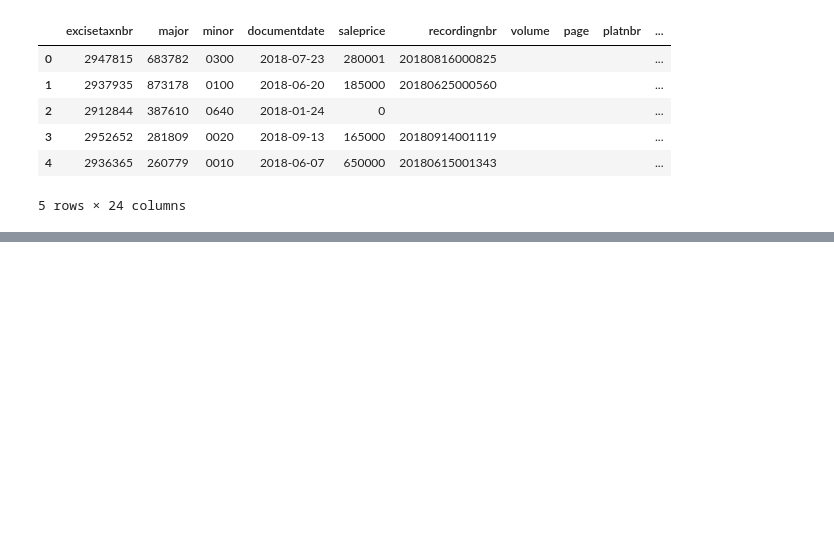
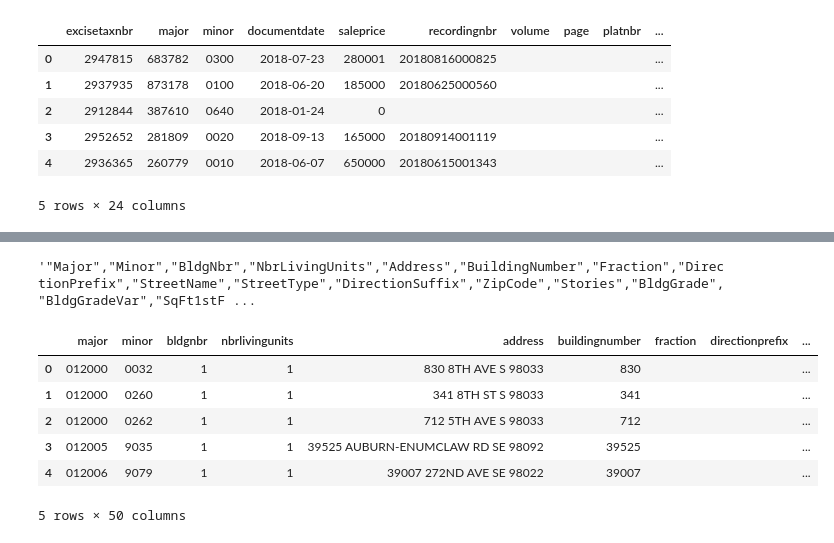
Before and after one commit to hoffm386/housing-price-statistical-analysis, a Jupyter notebook: data/02_csv_to_sql_exploration.ipynb, the cells around one changed output, grey strips where cells are left out. Drawn from its saved outputs; the diff is of its cells as text; code cells hidden in the pictures; blank space fills up the shorter version.

Commit message:
python code to copy buildings CSV to postgres database

```diff
--- a/data/02_csv_to_sql_exploration.ipynb
+++ b/data/02_csv_to_sql_exploration.ipynb
@@ -248,0 +385,9 @@ pd.read_sql_query("SELECT * FROM sales WHERE date_part('year', DocumentDate) = 2
+# %%
+conn = psycopg2.connect(dbname="housing_data")
+cursor = conn.cursor()
+cursor.execute(CREATE_BUILDINGS_TABLE_QUERY)
+# %%
+buildings_zip_file, buildings_csv_file = collect_building_data()
+next(buildings_csv_file)
+# %% [output]
+'"Major","Minor","BldgNbr","NbrLivingUnits","Address","BuildingNumber","Fraction","DirectionPrefix","StreetName","StreetType","DirectionSuffix","ZipCode","Stories","BldgGrade","BldgGradeVar","SqFt1stF ...
@@ -248,0 +398,10 @@ pd.read_sql_query("SELECT * FROM sales WHERE date_part('year', DocumentDate) = 2
+# %%
+pd.read_sql_query("SELECT * FROM buildings LIMIT 5;", conn)
+# %% [output]
+|  | major | minor | bldgnbr | nbrlivingunits | address | buildingnumber | fraction | directionprefix | ... |
+| 0 | 012000 | 0032 | 1 | 1 | 830 8TH AVE S 98033 | 830 |  |  | ... |
+| 1 | 012000 | 0260 | 1 | 1 | 341 8TH ST S 98033 | 341 |  |  | ... |
+| 2 | 012000 | 0262 | 1 | 1 | 712 5TH AVE S 98033 | 712 |  |  | ... |
+| 3 | 012005 | 9035 | 1 | 1 | 39525 AUBURN-ENUMCLAW RD SE 98092 | 39525 |  |  | ... |
+| 4 | 012006 | 9079 | 1 | 1 | 39007 272ND AVE SE 98022 | 39007 |  |  | ... |
+5 rows × 50 columns
```
Also changed, not shown: parts of 21 cells of this notebook, 1 other file.
